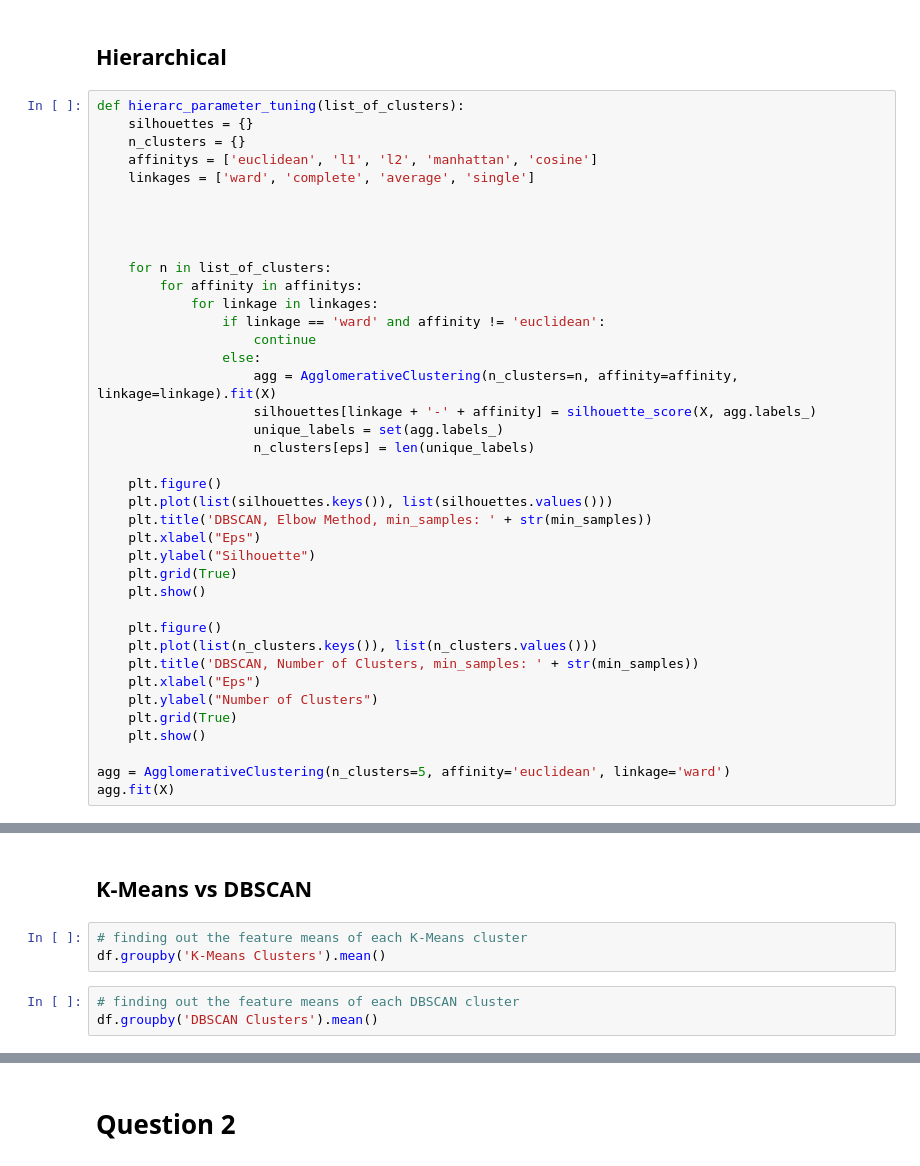
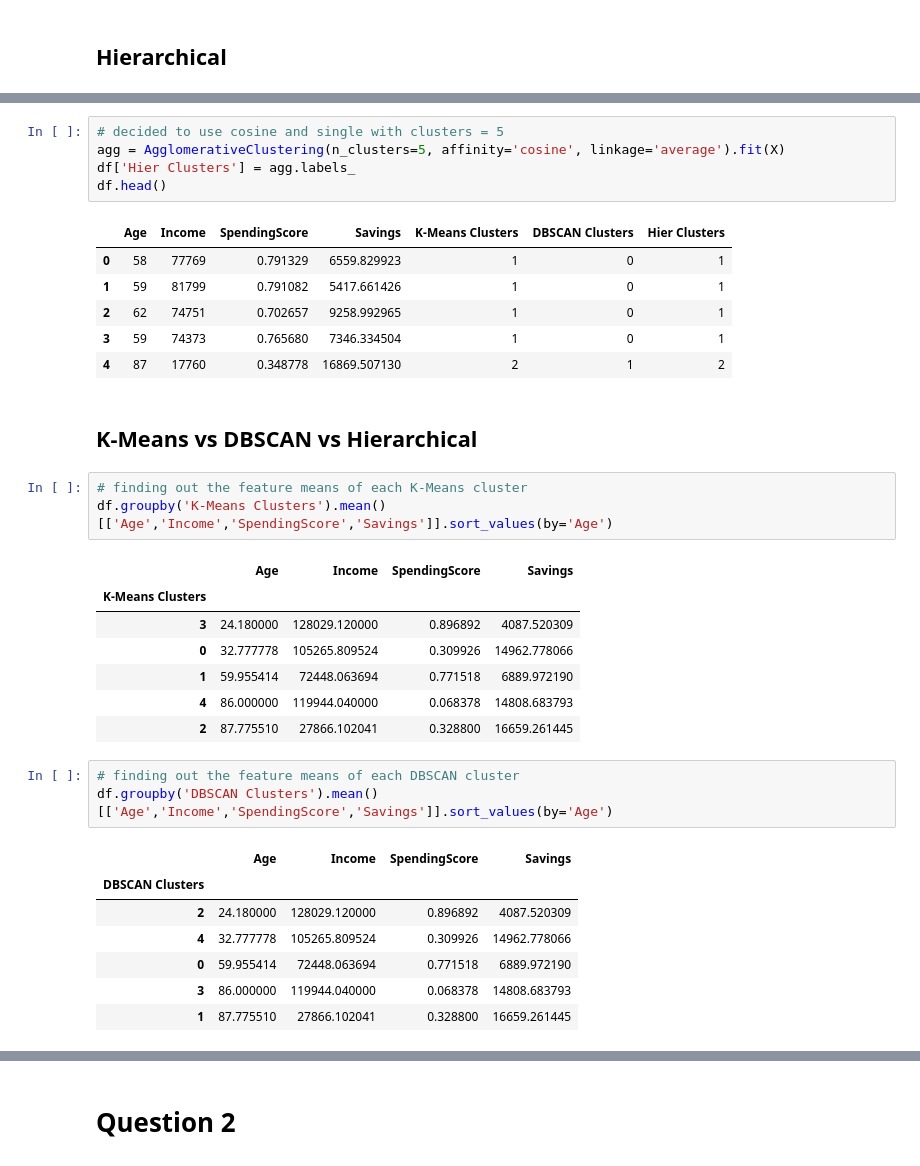
Before and after one commit to jimmylihe/supervised-and-unsupervised-learning-assignment, a Jupyter notebook: 869_Assignment1.ipynb, the cells around one changed output, grey strips where cells are left out. Drawn from its saved outputs; the diff is of its cells as text.

```diff
--- a/869_Assignment1.ipynb
+++ b/869_Assignment1.ipynb
@@ -145,41 +137,2 @@ for n in range(2,5+1):
 # %% [markdown]
 ## Hierarchical
-# %%
-def hierarc_parameter_tuning(list_of_clusters):
-    silhouettes = {}
-    n_clusters = {}
-    affinitys = ['euclidean', 'l1', 'l2', 'manhattan', 'cosine']
-    linkages = ['ward', 'complete', 'average', 'single']
-
-
-
-
-    for n in list_of_clusters:
-        for affinity in affinitys:
-            for linkage in linkages:
-                if linkage == 'ward' and affinity != 'euclidean':
-                    continue
-                else:
-                    agg = AgglomerativeClustering(n_clusters=n, affinity=affinity, linkage=linkage).fit(X)
-                    silhouettes[linkage + '-' + affinity] = silhouette_score(X, agg.labels_)
-                    unique_labels = set(agg.labels_)
-                    n_clusters[eps] = len(unique_labels)
-
-    plt.figure()
-    plt.plot(list(silhouettes.keys()), list(silhouettes.values()))
-    plt.title('DBSCAN, Elbow Method, min_samples: ' + str(min_samples))
-    plt.xlabel("Eps")
-    plt.ylabel("Silhouette")
-    plt.grid(True)
-    plt.show()
-
-    plt.figure()
-    plt.plot(list(n_clusters.keys()), list(n_clusters.values()))
-    plt.title('DBSCAN, Number of Clusters, min_samples: ' + str(min_samples))
-    plt.xlabel("Eps")
-    plt.ylabel("Number of Clusters")
-    plt.grid(True)
-    plt.show()
-
-agg = AgglomerativeClustering(n_clusters=5, affinity='euclidean', linkage='ward')
-agg.fit(X)
@@ -191,8 +186,36 @@ AgglomerativeClustering(affinity='euclidean', compute_full_tree='auto',
+# %%
+# decided to use cosine and single with clusters = 5
+agg = AgglomerativeClustering(n_clusters=5, affinity='cosine', linkage='average').fit(X)
+df['Hier Clusters'] = agg.labels_
+df.head()
+# %% [output]
+|  | Age | Income | SpendingScore | Savings | K-Means Clusters | DBSCAN Clusters | Hier Clusters |
+| 0 | 58 | 77769 | 0.791329 | 6559.829923 | 1 | 0 | 1 |
+| 1 | 59 | 81799 | 0.791082 | 5417.661426 | 1 | 0 | 1 |
+| 2 | 62 | 74751 | 0.702657 | 9258.992965 | 1 | 0 | 1 |
+| 3 | 59 | 74373 | 0.765680 | 7346.334504 | 1 | 0 | 1 |
+| 4 | 87 | 17760 | 0.348778 | 16869.507130 | 2 | 1 | 2 |
 # %% [markdown]
-## K-Means vs DBSCAN
+## K-Means vs DBSCAN vs Hierarchical
 # %%
 # finding out the feature means of each K-Means cluster
-df.groupby('K-Means Clusters').mean()
+df.groupby('K-Means Clusters').mean()[['Age','Income','SpendingScore','Savings']].sort_values(by='Age')
+# %% [output]
+|  | Age | Income | SpendingScore | Savings |
+| K-Means Clusters |  |  |  |  |
+| 3 | 24.180000 | 128029.120000 | 0.896892 | 4087.520309 |
+| 0 | 32.777778 | 105265.809524 | 0.309926 | 14962.778066 |
+| 1 | 59.955414 | 72448.063694 | 0.771518 | 6889.972190 |
+| 4 | 86.000000 | 119944.040000 | 0.068378 | 14808.683793 |
+| 2 | 87.775510 | 27866.102041 | 0.328800 | 16659.261445 |
 # %%
 # finding out the feature means of each DBSCAN cluster
-df.groupby('DBSCAN Clusters').mean()
+df.groupby('DBSCAN Clusters').mean()[['Age','Income','SpendingScore','Savings']].sort_values(by='Age')
+# %% [output]
+|  | Age | Income | SpendingScore | Savings |
+| DBSCAN Clusters |  |  |  |  |
+| 2 | 24.180000 | 128029.120000 | 0.896892 | 4087.520309 |
+| 4 | 32.777778 | 105265.809524 | 0.309926 | 14962.778066 |
+| 0 | 59.955414 | 72448.063694 | 0.771518 | 6889.972190 |
+| 3 | 86.000000 | 119944.040000 | 0.068378 | 14808.683793 |
+| 1 | 87.775510 | 27866.102041 | 0.328800 | 16659.261445 |
```
Also changed, not shown: parts of 14 cells of this notebook, 3 other files.
